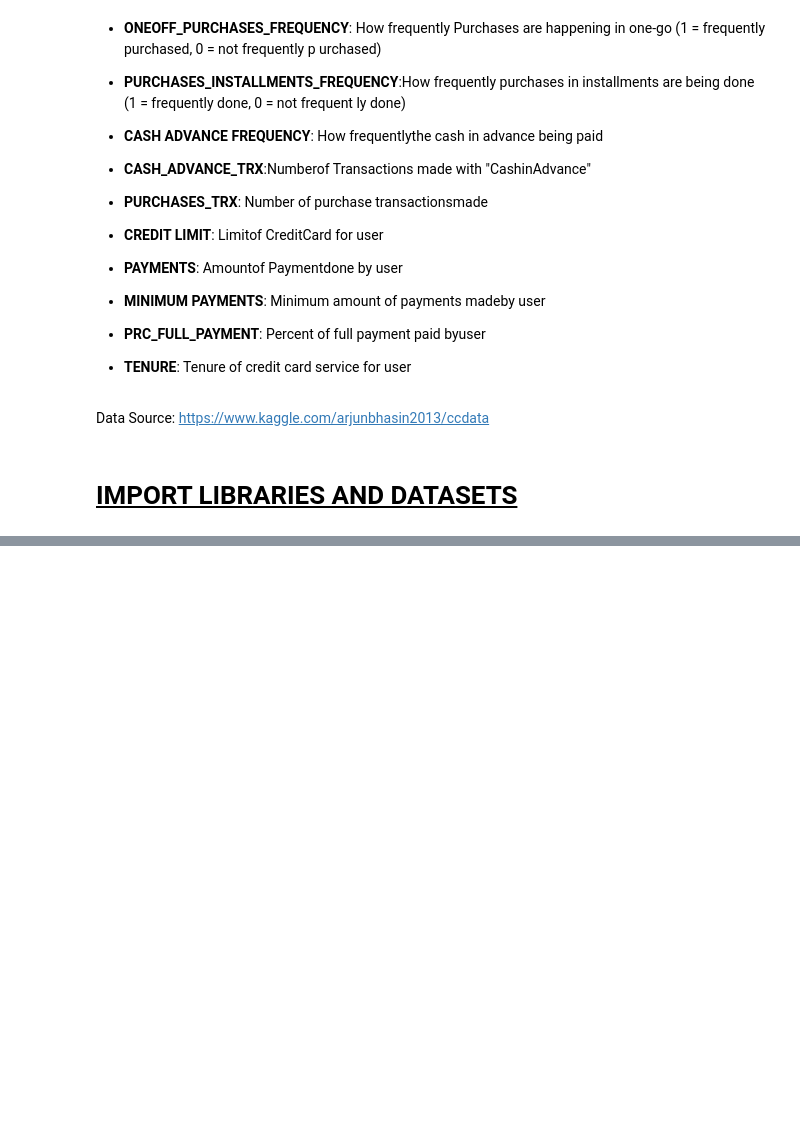
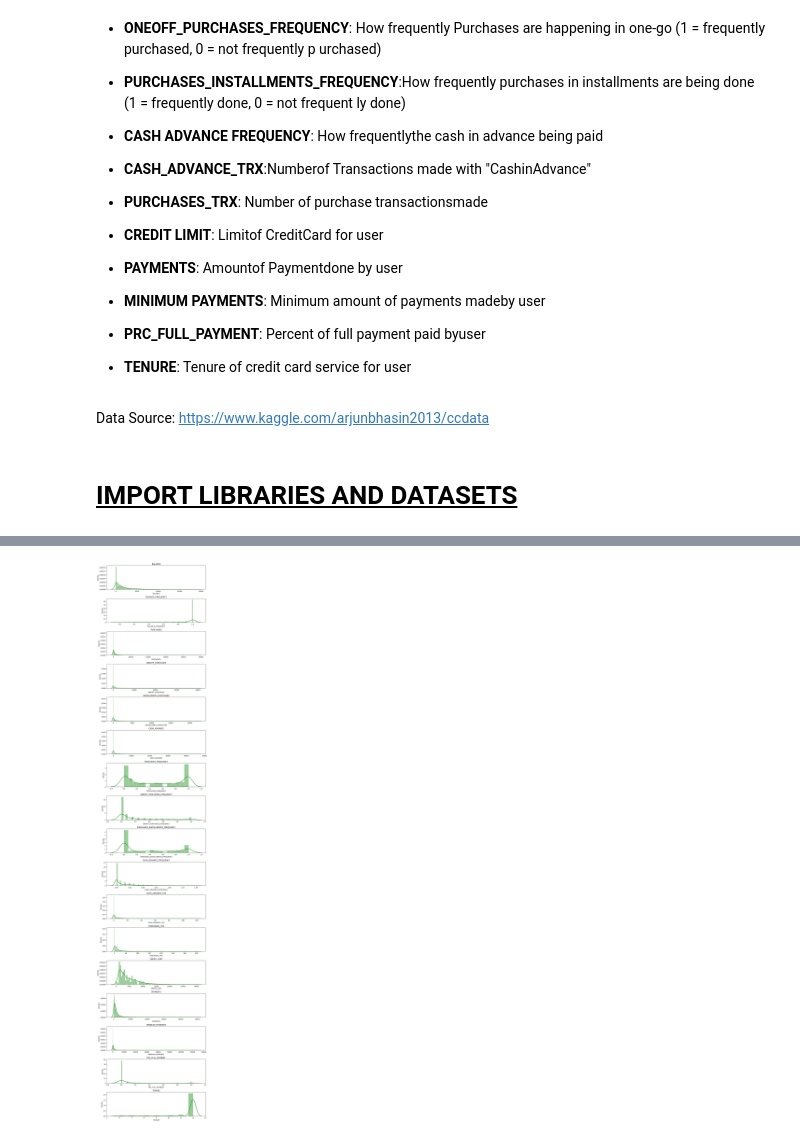
Before and after one commit to FemiAdesola/Data-Science, a Jupyter notebook: Marketing_Department.ipynb, the cells around one changed output, grey strips where cells are left out. Saved outputs shown, nothing was run; the diff lists cells and outputs as text; code cells hidden in the pictures; blank space fills up the shorter version.

```diff
--- a/Marketing_Department.ipynb
+++ b/Marketing_Department.ipynb
@@ -158,0 +207,3 @@ employee_df = pd.read_csv('/content/drive/My Drive/Colab Notebooks/Marketing-dat
+# %%
+# For droping Customer ID since it has no meaning here
+creditcard_df.drop("CUST_ID", axis = 1, inplace= True)
@@ -158,0 +243,17 @@ employee_df = pd.read_csv('/content/drive/My Drive/Colab Notebooks/Marketing-dat
+# %%
+plt.figure(figsize=(10,50))
+for i in range(len(creditcard_df.columns)):
+  plt.subplot(17, 1, i+1)
+  sns.histplot(creditcard_df[creditcard_df.columns[i]],
+               kde=True,
+               stat="density",
+               kde_kws=dict(cut=3),
+                color='g',
+               alpha=.4, edgecolor=(1, 1, 1, .4),
+               line_kws={'lw': 2}
+               )
+  plt.title(creditcard_df.columns[i])
+
+plt.tight_layout()
+# %% [output]
+[figure, added]
```
Also changed, not shown: parts of 49 cells of this notebook.
